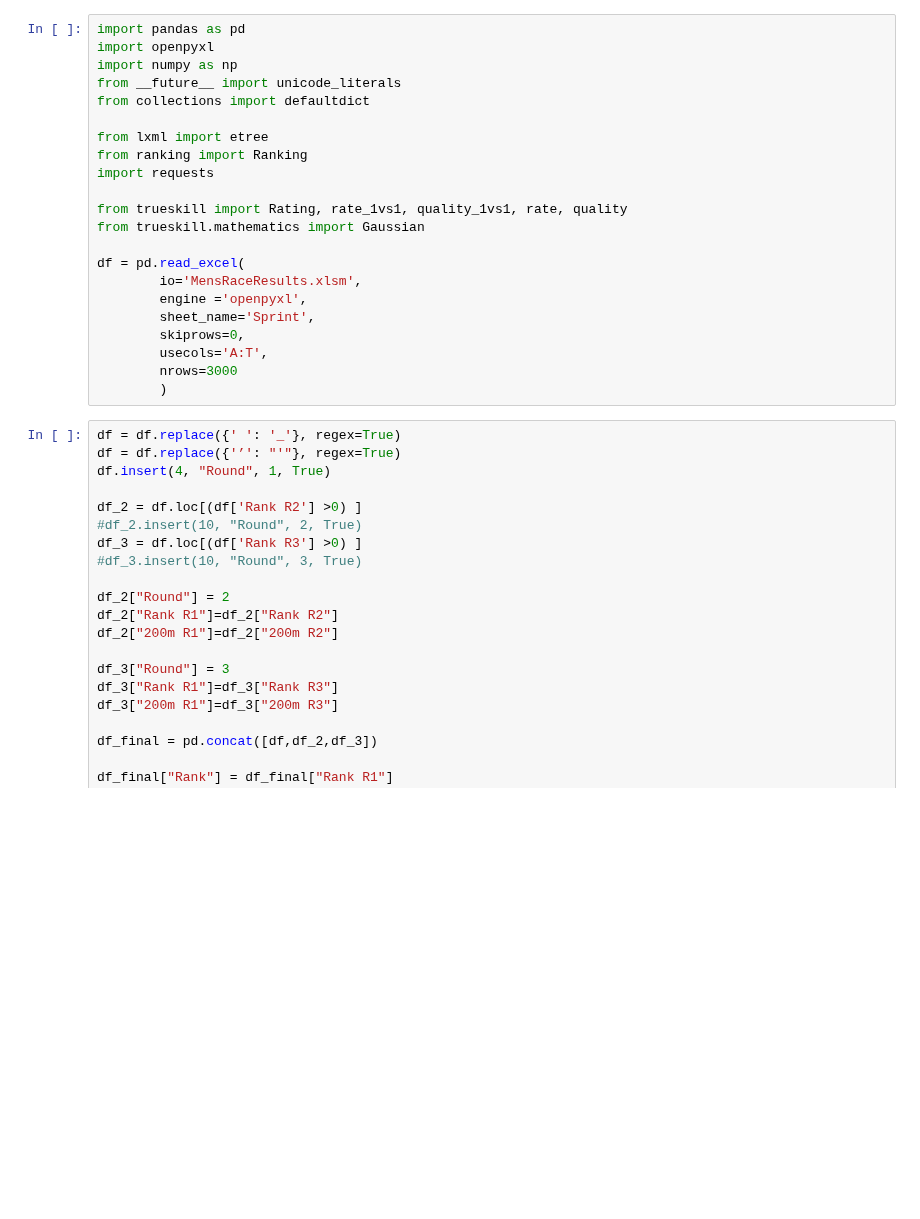
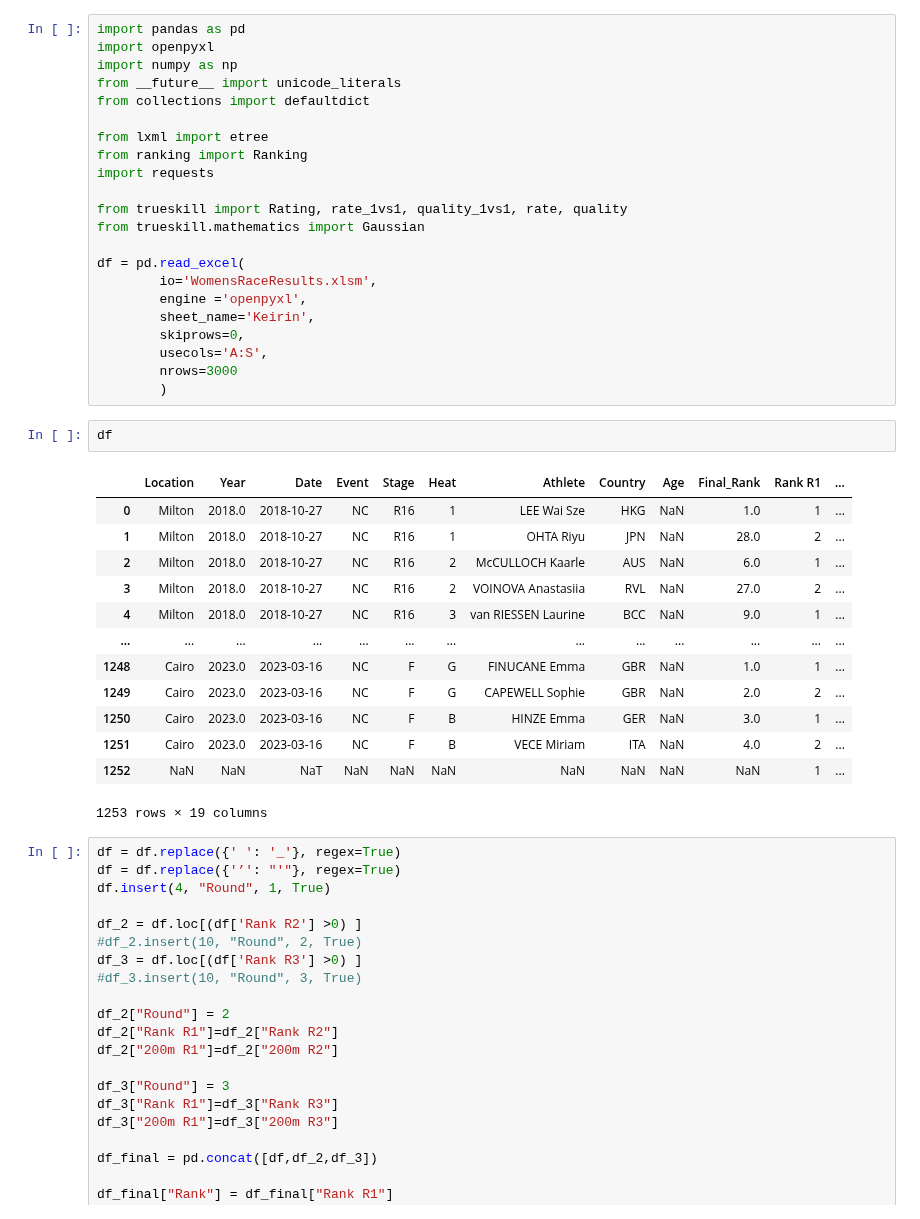
Before and after one commit to Bremz09/CNZPD, a Jupyter notebook: pages/Sprint Results to Trueskill.ipynb, the cells around one changed output. Drawn from its saved outputs; the diff is of its cells as text; blank space fills up the shorter version.

```diff
--- a/pages/Sprint Results to Trueskill.ipynb
+++ b/pages/Sprint Results to Trueskill.ipynb
@@ -13,13 +13,29 @@ from trueskill import Rating, rate_1vs1, quality_1vs1, rate, quality
 from trueskill.mathematics import Gaussian
 
 df = pd.read_excel(
-        io='MensRaceResults.xlsm',
+        io='WomensRaceResults.xlsm',
         engine ='openpyxl',
-        sheet_name='Sprint',
+        sheet_name='Keirin',
         skiprows=0,
-        usecols='A:T',
+        usecols='A:S',
         nrows=3000
         )
+# %%
+df
+# %% [output]
+|  | Location | Year | Date | Event | Stage | Heat | Athlete | Country | Age | Final_Rank | Rank R1 | ... |
+| 0 | Milton | 2018.0 | 2018-10-27 | NC | R16 | 1 | LEE Wai Sze | HKG | NaN | 1.0 | 1 | ... |
+| 1 | Milton | 2018.0 | 2018-10-27 | NC | R16 | 1 | OHTA Riyu | JPN | NaN | 28.0 | 2 | ... |
+| 2 | Milton | 2018.0 | 2018-10-27 | NC | R16 | 2 | McCULLOCH Kaarle | AUS | NaN | 6.0 | 1 | ... |
+| 3 | Milton | 2018.0 | 2018-10-27 | NC | R16 | 2 | VOINOVA Anastasiia | RVL | NaN | 27.0 | 2 | ... |
+| 4 | Milton | 2018.0 | 2018-10-27 | NC | R16 | 3 | van RIESSEN Laurine | BCC | NaN | 9.0 | 1 | ... |
+| ... | ... | ... | ... | ... | ... | ... | ... | ... | ... | ... | ... | ... |
+| 1248 | Cairo | 2023.0 | 2023-03-16 | NC | F | G | FINUCANE Emma | GBR | NaN | 1.0 | 1 | ... |
+| 1249 | Cairo | 2023.0 | 2023-03-16 | NC | F | G | CAPEWELL Sophie | GBR | NaN | 2.0 | 2 | ... |
+| 1250 | Cairo | 2023.0 | 2023-03-16 | NC | F | B | HINZE Emma | GER | NaN | 3.0 | 1 | ... |
+| 1251 | Cairo | 2023.0 | 2023-03-16 | NC | F | B | VECE Miriam | ITA | NaN | 4.0 | 2 | ... |
+| 1252 | NaN | NaN | NaT | NaN | NaN | NaN | NaN | NaN | NaN | NaN | 1 | ... |
+1253 rows × 19 columns
 # %%
 df = df.replace({' ': '_'}, regex=True)
 df = df.replace({'’': "'"}, regex=True)
```
Also changed, not shown: parts of 5 cells of this notebook, 18 other files.
